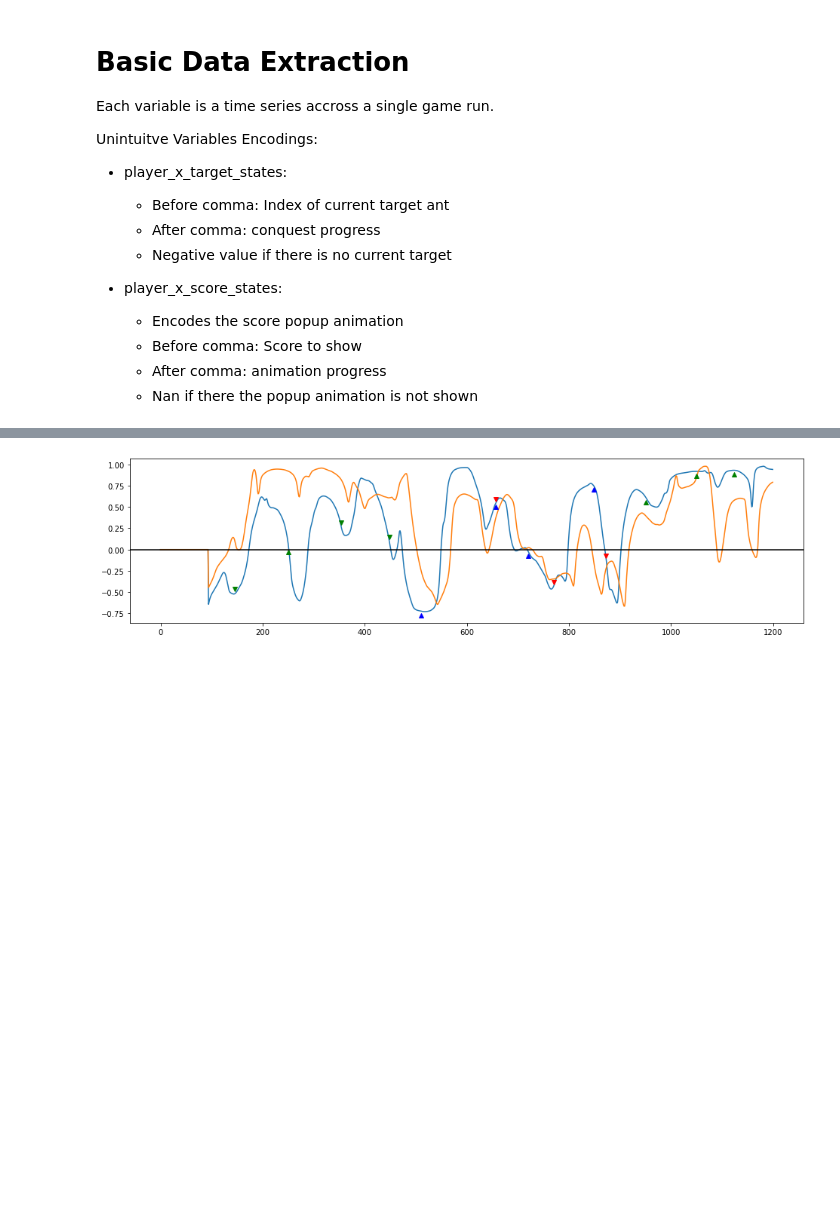
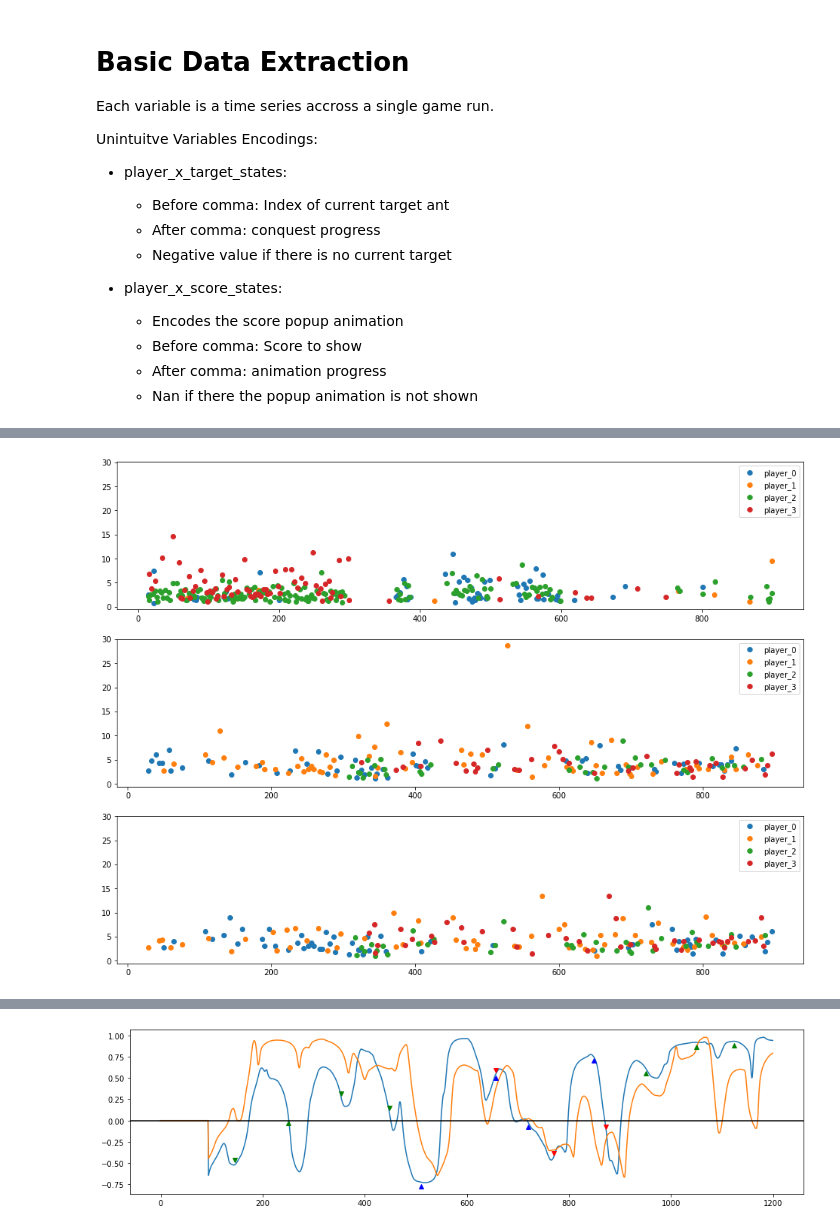
Before and after one commit to Priesemann-Group/dyadic_task, a Jupyter notebook: game_course_analyser.ipynb, the cells around one changed output, grey strips where cells are left out. Cells and saved outputs as stored; diff of their text form; code cells hidden in the pictures; blank space fills up the shorter version.

```diff
--- a/game_course_analyser.ipynb
+++ b/game_course_analyser.ipynb
@@ -363,0 +452,64 @@ def avg_frames_between_coop_dots(game_record):
+# %%
+def get_occs_and_shift_durations(recordings):
+    player_occs = player_occupations(recordings)
+    for p in range(len(player_occs)):
+        player_occs[p]['shift_dur_comp'] = frame_diffs_between_targets(
+            targets=player_occs[p]['comp'],
+            other_targets=player_occs[p]['coop'])
+        player_occs[p]['shift_dur_coop'] = frame_diffs_between_targets(
+            targets=player_occs[p]['coop'],
+            other_targets=player_occs[p]['comp'])
+    return player_occs
+# %%
+def get_sb_ki_only_coop_list(player_dict):
+    coop_sb_only = sorted(player_dict['coop'])
+    coop_ki_only = sorted(player_dict['coop'])
+    for i in range(len(coop_sb_only)):
+        if i not in player_dict['self_beneficial_coop_idx']:
+            coop_sb_only[i] = None
+        else:
+            coop_ki_only[i] = None
+    return coop_sb_only, coop_ki_only
+
+def plot_coop_shift_durations(recordings):
+    player_occs = get_occs_and_shift_durations(recordings)
+    fig, (ax1, ax2, ax3) = plt.subplots(nrows=3, ncols=1, figsize=((16,12)), sharey='col')
+    #ax1.set_xlabel(f'Iteration ({conf.pos_updates_ps} per second)')
+    #ax1.set_ylabel('Score')
+    for i, player_dict in enumerate(player_occs):
+        ax1.plot(frames_to_seconds(player_dict['comp']), frames_to_seconds(player_dict['shift_dur_comp']), 'o',label=f'player_{i}')
+        coop_sb_only, coop_ki_only = get_sb_ki_only_coop_list(player_dict)
+        ax2.plot(frames_to_seconds(coop_sb_only), frames_to_seconds(player_dict['shift_dur_coop']), 'o',label=f'player_{i}')
+        ax3.plot(frames_to_seconds(coop_ki_only), frames_to_seconds(player_dict['shift_dur_coop']), 'o',label=f'player_{i}')
+
+    #ax1.plot(player_occs[3]['comp'], player_occs[3]['shift_dur_comp'], 'o',label='player 0')
+    #ax1.plot(game_data['player_1_scores'], label='player 1')
+    ax1.legend()
+    ax2.legend()
+    ax3.legend()
+
+
+plot_coop_shift_durations(recordings)
+
+def rgb_to_hex(rgb):
+    return '#%02x%02x%02x' % rgb
+
+def plot_player_occ_times(recordings):
+    player_occs = get_occs_and_shift_durations(recordings)
+    player_amount = get_player_amount(recordings)
+    fig, axis = plt.subplots(nrows=player_amount, ncols=1, figsize=((16,4*player_amount)),sharey='col')
+    axis = list(axis)
+    for i, player_dict in enumerate(player_occs):
+        axis[i].plot(player_dict['comp'], player_dict['shift_dur_comp'],
+                     color=rgb_to_hex(conf.competitive_reward_color), marker='o', linestyle='',
+                     label='competitive_occupations')
+
+
+    #ax1.plot(player_occs[3]['comp'], player_occs[3]['shift_dur_comp'], 'o',label='player 0')
+    #ax1.plot(game_data['player_1_scores'], label='player 1')
+    for ax in axis:
+        ax.legend()
+
+#plot_player_occ_times(recordings)
+# %% [output]
+[figure, added]
```
Also changed, not shown: parts of 24 cells of this notebook, 1 other file.
